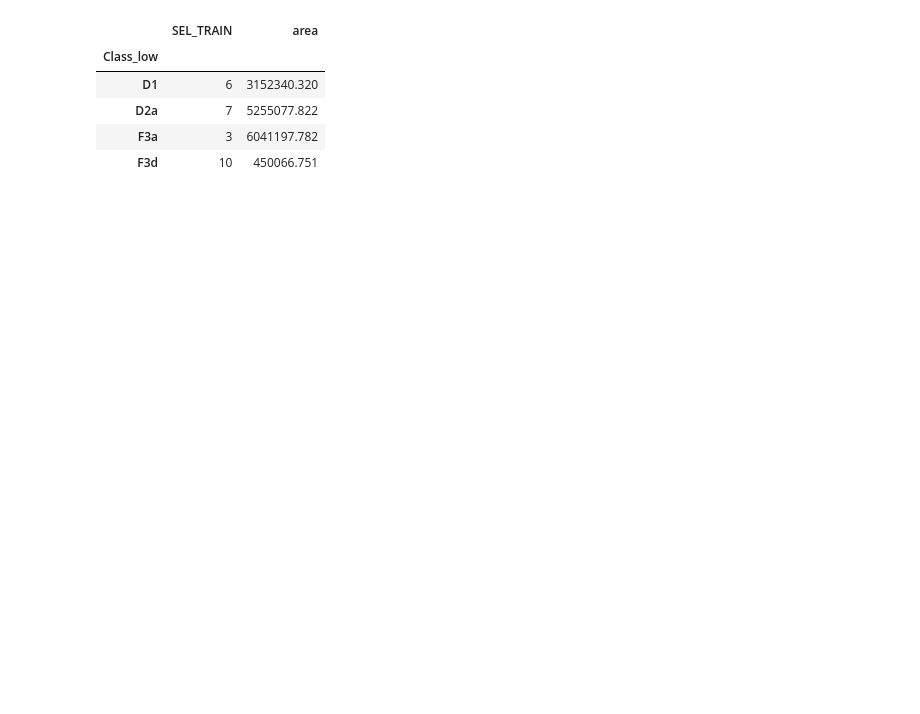
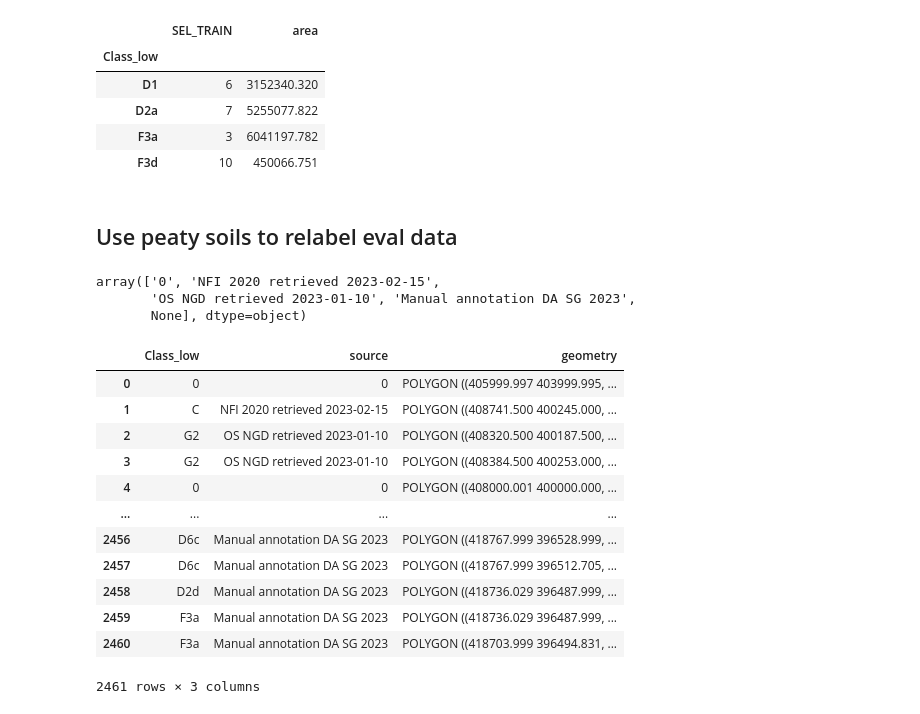
Before and after one commit to pdnpa/cnn-land-cover, a Jupyter notebook: notebooks/Create LC masks.ipynb, the cells around one changed output. Drawn from its saved outputs; the diff is of its cells as text; code cells hidden in the pictures; blank space fills up the shorter version.

```diff
--- a/notebooks/Create LC masks.ipynb
+++ b/notebooks/Create LC masks.ipynb
@@ -842,3 +814,5 @@ df_merged[df_merged['SEL_TRAIN'] == 1].groupby('Class_low').sum()
 | D2a | 7 | 5255077.822 |
 | F3a | 3 | 6041197.782 |
 | F3d | 10 | 450066.751 |
+# %% [markdown]
+## Use peaty soils to relabel eval data
@@ -844,0 +821,6 @@ df_merged[df_merged['SEL_TRAIN'] == 1].groupby('Class_low').sum()
+# %%
+df_eval.source.unique()
+# %% [output]
+array(['0', 'NFI 2020 retrieved 2023-02-15',
+       'OS NGD retrieved 2023-01-10', 'Manual annotation DA SG 2023',
+       None], dtype=object)
@@ -844,0 +831,16 @@ df_merged[df_merged['SEL_TRAIN'] == 1].groupby('Class_low').sum()
+# %%
+df_eval
+# %% [output]
+|  | Class_low | source | geometry |
+| 0 | 0 | 0 | POLYGON ((405999.997 403999.995, ... |
+| 1 | C | NFI 2020 retrieved 2023-02-15 | POLYGON ((408741.500 400245.000, ... |
+| 2 | G2 | OS NGD retrieved 2023-01-10 | POLYGON ((408320.500 400187.500, ... |
+| 3 | G2 | OS NGD retrieved 2023-01-10 | POLYGON ((408384.500 400253.000, ... |
+| 4 | 0 | 0 | POLYGON ((408000.001 400000.000, ... |
+| ... | ... | ... | ... |
+| 2456 | D6c | Manual annotation DA SG 2023 | POLYGON ((418767.999 396528.999, ... |
+| 2457 | D6c | Manual annotation DA SG 2023 | POLYGON ((418767.999 396512.705, ... |
+| 2458 | D2d | Manual annotation DA SG 2023 | POLYGON ((418736.029 396487.999, ... |
+| 2459 | F3a | Manual annotation DA SG 2023 | POLYGON ((418736.029 396487.999, ... |
+| 2460 | F3a | Manual annotation DA SG 2023 | POLYGON ((418703.999 396494.831, ... |
+2461 rows × 3 columns
```
Also changed, not shown: parts of 7 cells of this notebook, 7 other files.
